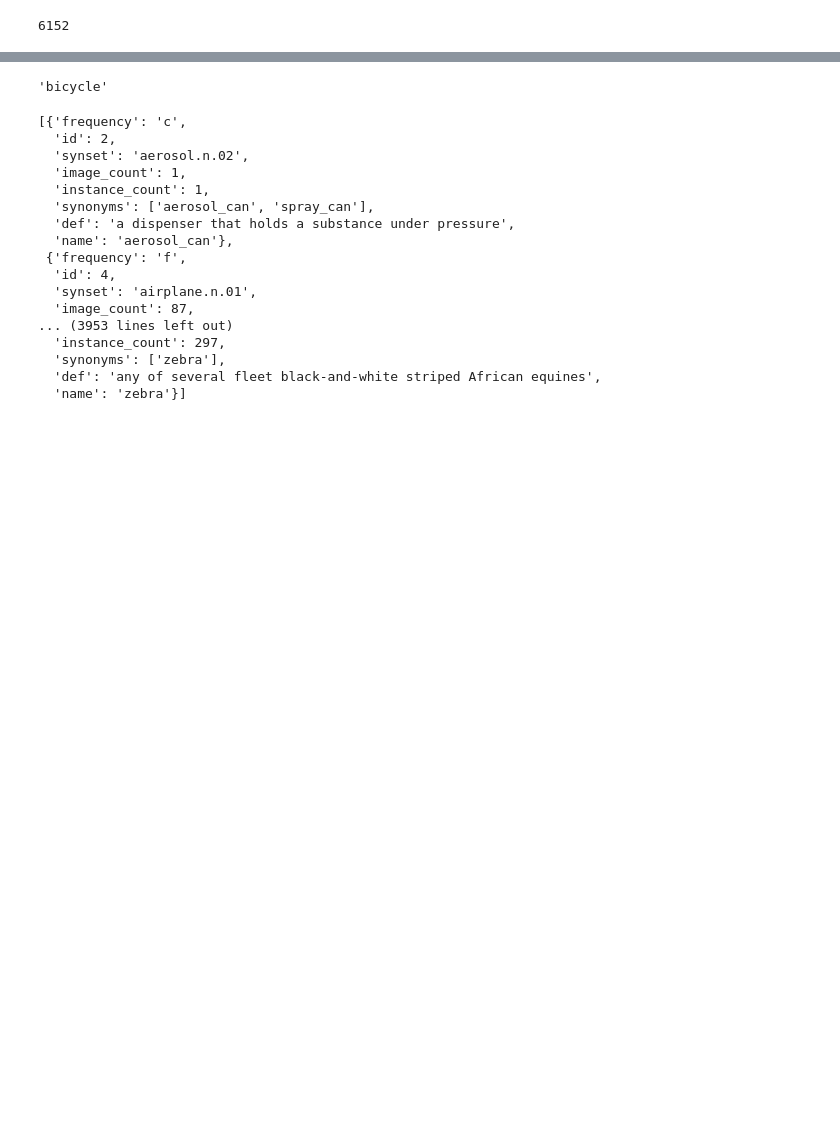
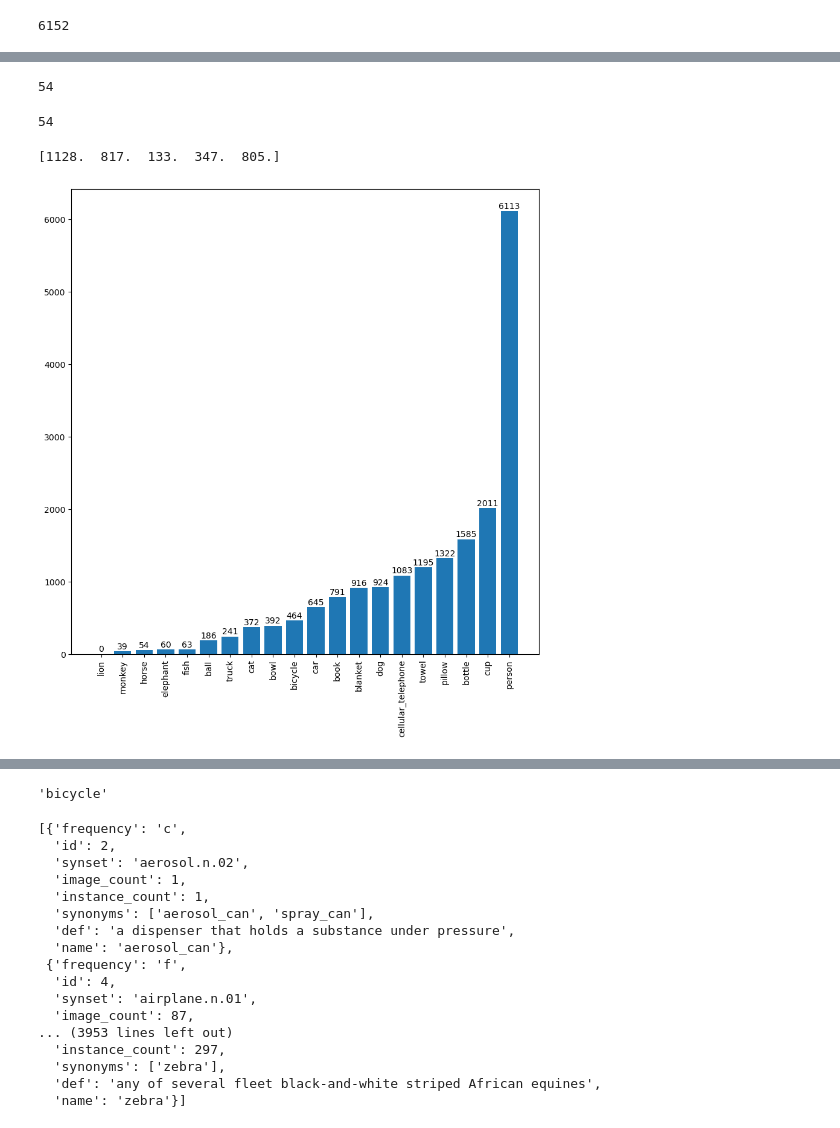
Before and after one commit to LRabuzin/realworld_contrastive_learning, a Jupyter notebook: constructor_testing.ipynb, the cells around one changed output, grey strips where cells are left out. Saved outputs shown, nothing was run; the diff lists cells and outputs as text; code cells hidden in the pictures; blank space fills up the shorter version.

Commit message:
plotting code

```diff
--- a/constructor_testing.ipynb
+++ b/constructor_testing.ipynb
@@ -10,5 +34,5 @@ import json
 # %%
-config = PairConfiguration(["/home/lrabuzin/ETH/Sem3/realworld_contrastive_learning/data/train.json"], "/home/lrabuzin/ETH/Sem3/sempro/BURST_annotations/info/categories.json", k=20, n=3)
+config = PairConfiguration(["/home/lrabuzin/ETH/Sem3/realworld_contrastive_learning/data/train.json", "/home/lrabuzin/ETH/Sem3/realworld_contrastive_learning/data/val.json", "/home/lrabuzin/ETH/Sem3/realworld_contrastive_learning/data/test.json"], "/home/lrabuzin/ETH/Sem3/sempro/BURST_annotations/info/categories.json", k=20, n=1)
 # %% [output]
 A value is trying to be set on a copy of a slice from a DataFrame.
 Try using .loc[row_indexer,col_indexer] = value instead
@@ -29,0 +57,30 @@ print(df["is_same_bg"].sum())
+# %%
+def plot_distribution_of_content_classes(config: PairConfiguration, log_scale = False):
+    content_categories = config.content_categories
+    category_frequencies = []
+    for category in content_categories:
+        contains = config.valid_labels["content_combo"].apply(lambda t: category in t)
+        category_frequencies.append(int(contains.sum()))
+
+    order=np.argsort(category_frequencies)
+
+    sorted_categories = content_categories[order]
+    sorted_frequencies = sorted(category_frequencies)
+
+    print(sorted_categories[-5:])
+
+    names = [config.categories_decoder[category] for category in sorted_categories]
+
+    fig, ax = plt.subplots(1,figsize=(10,10))
+    y_pos = range(len(names))
+    ax.bar(height=sorted_frequencies, x=y_pos)
+    rects = ax.patches
+    for rect, label in zip(rects, sorted_frequencies):
+        height = rect.get_height()
+        ax.text(
+            rect.get_x() + rect.get_width() / 2, height + 5, label, ha="center", va="bottom"
+        )
+    plt.xticks(y_pos, names, rotation=90)
+    if log_scale:
+        ax.set_yscale('log')
+    plt.show()
@@ -29,0 +100,4 @@ print(df["is_same_bg"].sum())
+# %%
+len(config.combo_to_image)
+# %% [output]
+54
@@ -29,0 +132,9 @@ print(df["is_same_bg"].sum())
+# %%
+len(config.combo_to_image)
+# %% [output]
+54
+# %%
+plot_distribution_of_content_classes(config)
+# %% [output]
+[1128.  817.  133.  347.  805.]
+[figure, added]
```
Also changed, not shown: parts of 21 cells of this notebook, 3 other files.
